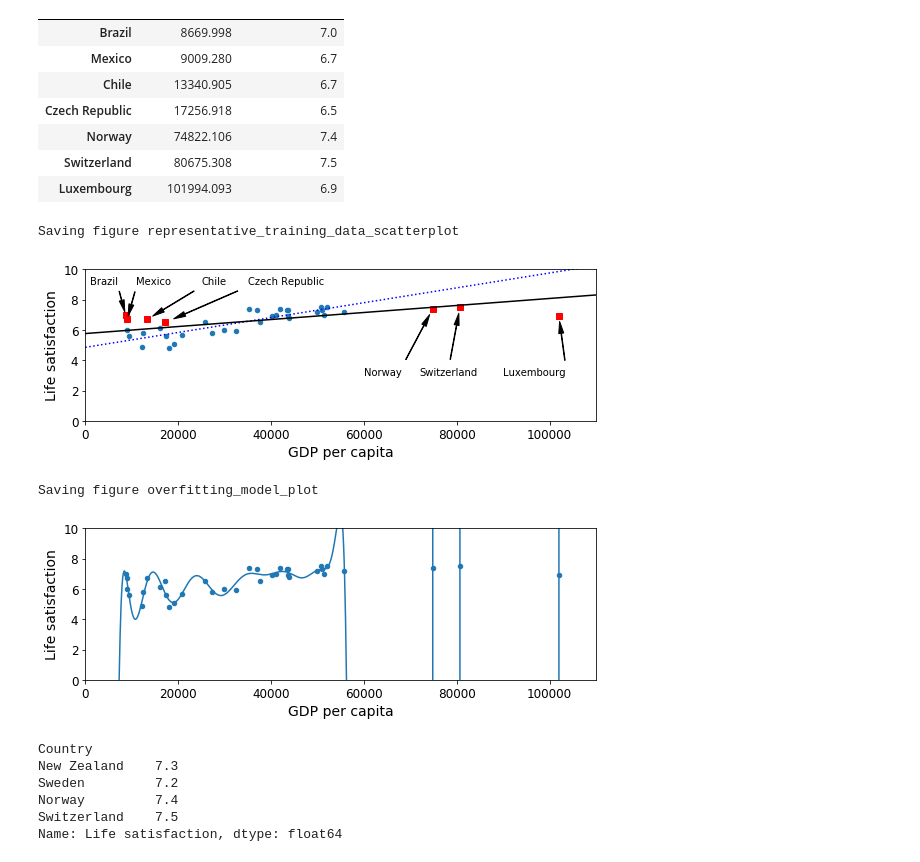
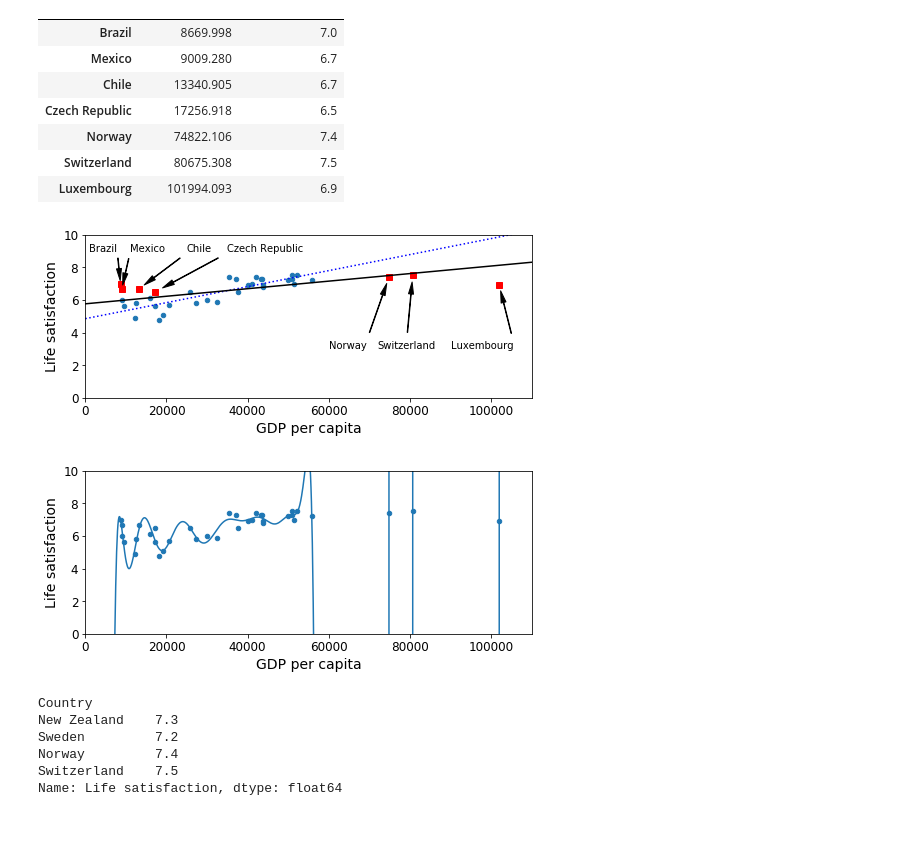
Before and after one commit to husky520/handson-ml, a Jupyter notebook: 01_the_machine_learning_landscape.ipynb, the cells around one changed output. Cells and saved outputs as stored; diff of their text form; code cells hidden in the pictures; blank space fills up the shorter version.

```diff
--- a/01_the_machine_learning_landscape.ipynb
+++ b/01_the_machine_learning_landscape.ipynb
@@ -229,0 +164,8 @@ Saving figure tweaking_model_params_plot
+# %%
+# 合并数据集
+full_country_stats = pd.merge(left=oecd_bli, left_index=True, right=gdp_per_capita, right_index=True)
+
+# 根据 "GDP per capita" 排序
+full_country_stats.sort_values(by='GDP per capita', inplace=True)
+
+full_country_stats.head(2)
@@ -229,0 +197,35 @@ Saving figure tweaking_model_params_plot
+# %%
+# 设置打印格式 (kind: 图表类型, x: x轴文字, y: y轴文字, figsize: 图表尺寸)
+sample_data.plot(kind='scatter', x='GDP per capita', y='Life satisfaction', figsize=(5, 3))
+
+# 图框范围 (x_min, x_max, y_min, y_max)
+plt.axis([0, 60000, 0, 10])
+
+# 标注点信息设置
+position_text = {
+    'Hungary': (5000, 1),
+    'Korea': (18000, 1.7),
+    'France': (29000, 2.4),
+    'Australia': (40000, 3.0),
+    'United States': (52000, 3.8),
+}
+
+# 画出标注点
+for country, pos_text in position_text.items():
+    # pos_data_x 为 "GDP per capita", pos_data_y 为 "Life satisfaction"
+    pos_data_x, pos_data_y = sample_data.loc[country]
+    # 为 "United States" 起别名
+    country = 'U.S.' if country == 'United States' else country
+    # 设置标注点的参数
+    plt.annotate(
+        country,
+        xy = (pos_data_x, pos_data_y),
+        xytext = pos_text,
+        arrowprops = dict(facecolor='black', width=0.5, shrink=0.1, headwidth=5)
+    )
+    # 画出标注点 ("ro" 中的 "r表示红色", "o" 表示圆)
+    plt.plot(pos_data_x, pos_data_y, 'ro')
+
+# 保存图片
+# save_fig('money_happy_scatterplot')
+plt.show()
@@ -359,30 +411,29 @@ position_text2 = {
 # %%
 sample_data.plot(kind='scatter', x="GDP per capita", y='Life satisfaction', figsize=(8,3))
 plt.axis([0, 110000, 0, 10])
 
 for country, pos_text in position_text2.items():
     pos_data_x, pos_data_y = missing_data.loc[country]
     plt.annotate(country, xy=(pos_data_x, pos_data_y), xytext=pos_text,
             arrowprops=dict(facecolor='black', width=0.5, shrink=0.1, headwidth=5))
     plt.plot(pos_data_x, pos_data_y, "rs")
 
 X=np.linspace(0, 110000, 1000)
 plt.plot(X, t0 + t1*X, "b:")
 
 lin_reg_full = linear_model.LinearRegression()
 Xfull = np.c_[full_country_stats["GDP per capita"]]
 yfull = np.c_[full_country_stats["Life satisfaction"]]
 lin_reg_full.fit(Xfull, yfull)
 
 t0full, t1full = lin_reg_full.intercept_[0], lin_reg_full.coef_[0][0]
 X = np.linspace(0, 110000, 1000)
 plt.plot(X, t0full + t1full * X, "k")
 
-save_fig('representative_training_data_scatterplot')
+# save_fig('representative_training_data_scatterplot')
 plt.show()
 # %% [output]
-Saving figure representative_training_data_scatterplot
-[figure, old version]
+[figure, new version]
 # %%
 full_country_stats.plot(kind='scatter', x="GDP per capita", y='Life satisfaction', figsize=(8,3))
 plt.axis([0, 110000, 0, 10])
@@ -398,11 +449,10 @@ pipeline_reg = pipeline.Pipeline([('poly', poly), ('scal', scaler), ('lin', lin_
 pipeline_reg.fit(Xfull, yfull)
 curve = pipeline_reg.predict(X[:, np.newaxis])
 plt.plot(X, curve)
-save_fig('overfitting_model_plot')
+# save_fig('overfitting_model_plot')
 plt.show()
 # %% [output]
-Saving figure overfitting_model_plot
-[figure, old version]
+[figure, new version]
 # %%
 full_country_stats.loc[[c for c in full_country_stats.index if "W" in c.upper()]]["Life satisfaction"]
 # %% [output]
```
Also changed, not shown: parts of 58 cells of this notebook.
